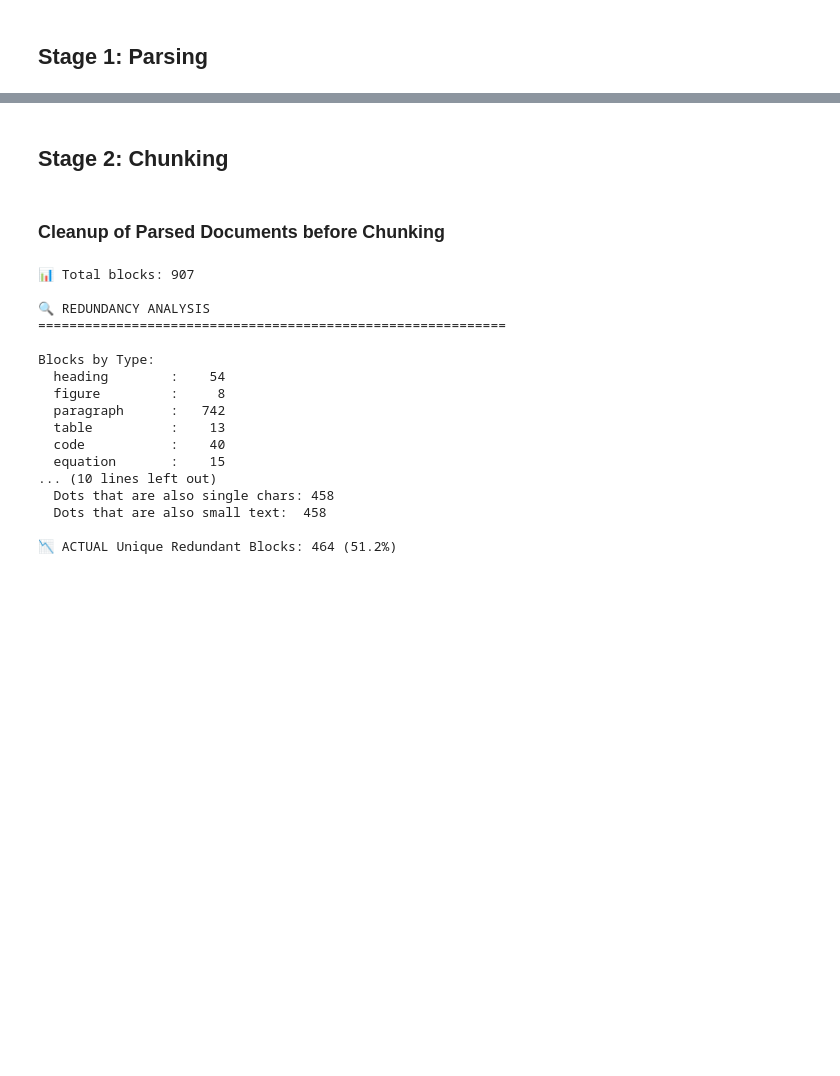
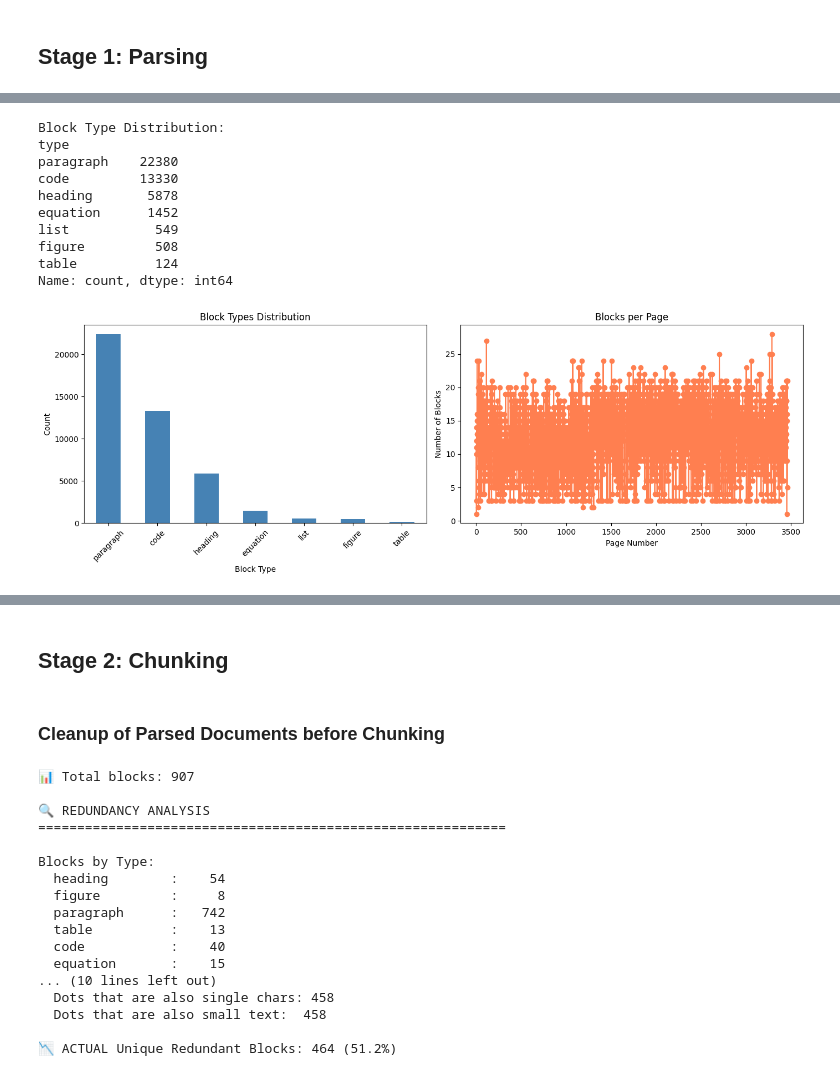
Before and after one commit to Big-Data-Team-3/project-aurelia, a Jupyter notebook: NOTEBOOK/chunking.ipynb, the cells around one changed output, grey strips where cells are left out. Saved outputs shown, nothing was run; the diff lists cells and outputs as text; code cells hidden in the pictures; blank space fills up the shorter version.

```diff
--- a/NOTEBOOK/chunking.ipynb
+++ b/NOTEBOOK/chunking.ipynb
@@ -311,0 +1107,17 @@ READY FOR PHASE B: CHUNKING EXPERIMENTS
+# %%
+# Create parser instance
+parser = EnhancedPyMuPDFParser(
+    pdf_path=PDF_PATH,
+    output_dir=OUTPUT_DIR,
+    pdf_hash=PDF_HASH,
+    config=CONFIGS[SELECTED_CONFIG]
+)
+
+# Run parsing
+blocks = parser.parse()
+
+# Print final stats
+parser._print_stats()
+
+print(f"\n✅ Parsing complete!")
+print(f"   Total blocks extracted: {len(blocks)}")
@@ -311,0 +1142,40 @@ READY FOR PHASE B: CHUNKING EXPERIMENTS
+# %%
+import pandas as pd
+import matplotlib.pyplot as plt
+
+# Create DataFrame from blocks
+df = pd.DataFrame(blocks)
+
+print("Block Type Distribution:")
+print(df['type'].value_counts())
+
+# Visualize
+fig, axes = plt.subplots(1, 2, figsize=(14, 5))
+
+# Block types
+df['type'].value_counts().plot(kind='bar', ax=axes[0], color='steelblue')
+axes[0].set_title('Block Types Distribution')
+axes[0].set_xlabel('Block Type')
+axes[0].set_ylabel('Count')
+axes[0].tick_params(axis='x', rotation=45)
+
+# Blocks per page
+df['page'].value_counts().sort_index().plot(kind='line', ax=axes[1], marker='o', color='coral')
+axes[1].set_title('Blocks per Page')
+axes[1].set_xlabel('Page Number')
+axes[1].set_ylabel('Number of Blocks')
+
+plt.tight_layout()
+plt.show()
+# %% [output]
+Block Type Distribution:
+type
+paragraph    22380
+code         13330
+heading       5878
+equation      1452
+list           549
+figure         508
+table          124
+Name: count, dtype: int64
+[figure, added]
```
Also changed, not shown: parts of 35 cells of this notebook, 2 other files.
